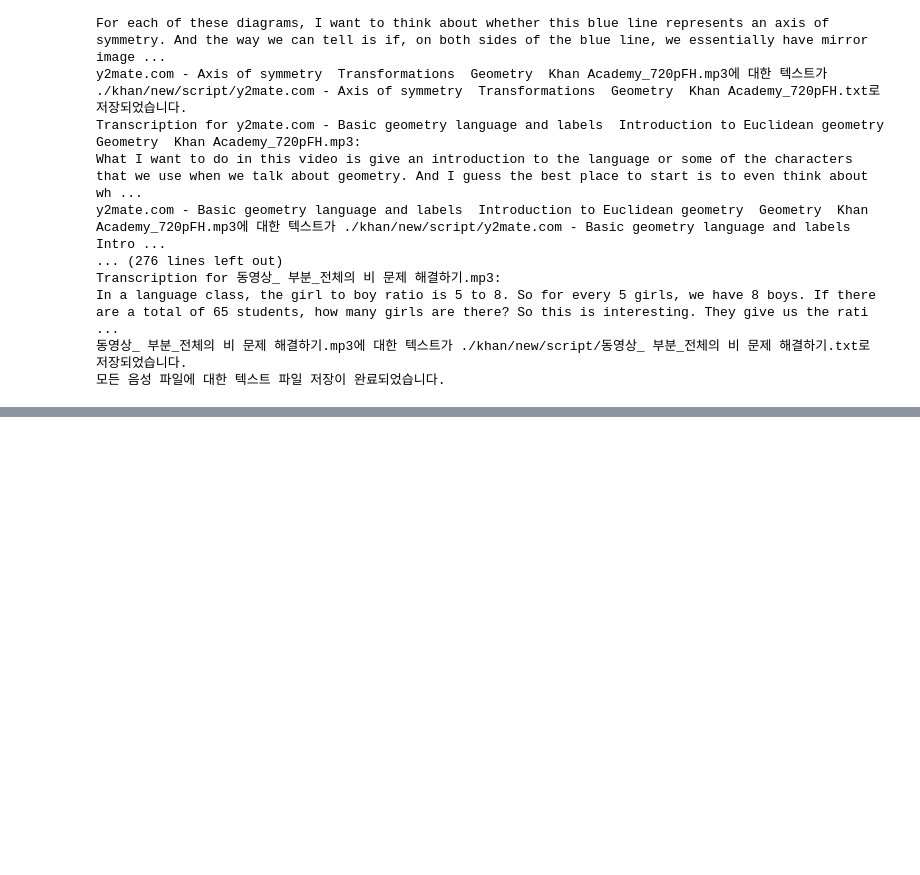
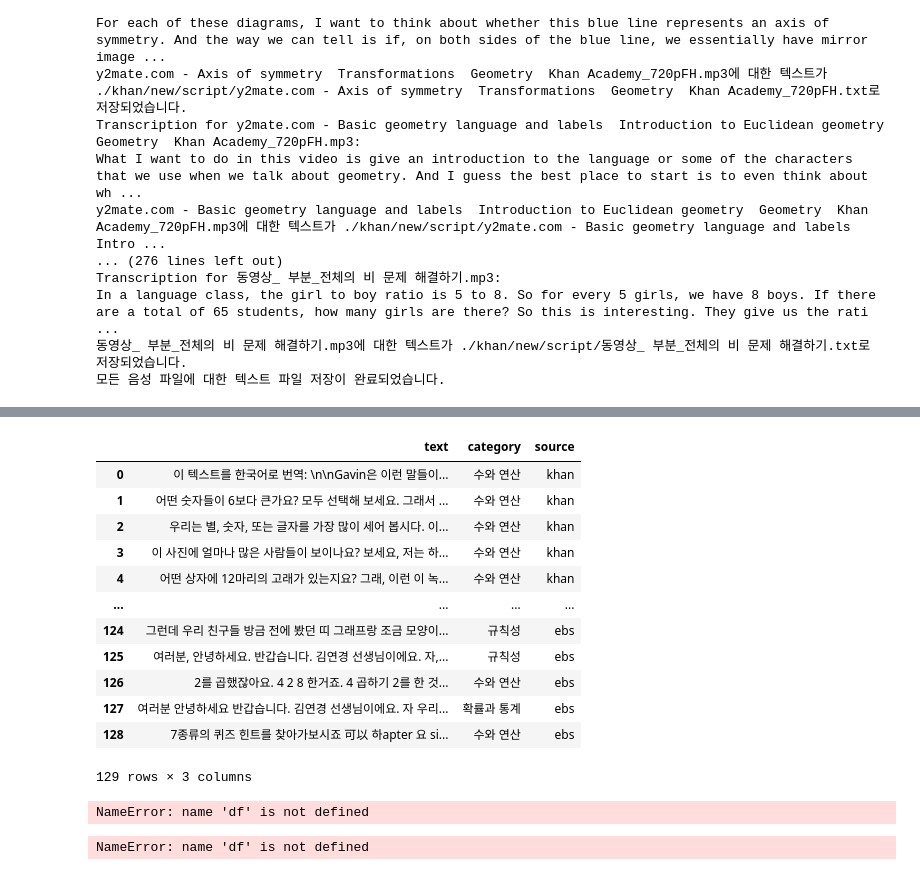
Before and after one commit to oxorudo/Chunjae_Bigdata_9th, a Jupyter notebook: 9.4~9.23/STT_summary_project/..ipynb, the cells around one changed output, grey strips where cells are left out. Drawn from its saved outputs; the diff is of its cells as text; code cells hidden in the pictures; blank space fills up the shorter version.

```diff
--- a/9.4~9.23/STT_summary_project/..ipynb
+++ b/9.4~9.23/STT_summary_project/..ipynb
@@ -55,0 +75,20 @@ In a language class, the girl to boy ratio is 5 to 8. So for every 5 girls, we h
+# %%
+df = pd.read_csv("./final.csv")
+df = df.drop(columns=["Unnamed: 0", "labels", "second_label", "combined_list"])
+
+df["source"] = ["khan" if i < 83 else "ebs" for i in range(len(df))]
+df
+# %% [output]
+|  | text | category | source |
+| 0 | 이 텍스트를 한국어로 번역: \n\nGavin은 이런 말들이... | 수와 연산 | khan |
+| 1 | 어떤 숫자들이 6보다 큰가요? 모두 선택해 보세요. 그래서 ... | 수와 연산 | khan |
+| 2 | 우리는 별, 숫자, 또는 글자를 가장 많이 세어 봅시다. 이... | 수와 연산 | khan |
+| 3 | 이 사진에 얼마나 많은 사람들이 보이나요? 보세요, 저는 하... | 수와 연산 | khan |
+| 4 | 어떤 상자에 12마리의 고래가 있는지요? 그래, 이런 이 녹... | 수와 연산 | khan |
+| ... | ... | ... | ... |
+| 124 | 그런데 우리 친구들 방금 전에 봤던 띠 그래프랑 조금 모양이... | 규칙성 | ebs |
+| 125 | 여러분, 안녕하세요. 반갑습니다. 김연경 선생님이에요. 자,... | 규칙성 | ebs |
+| 126 | 2를 곱했잖아요. 4 2 8 한거죠. 4 곱하기 2를 한 것... | 수와 연산 | ebs |
+| 127 | 여러분 안녕하세요 반갑습니다. 김연경 선생님이에요. 자 우리... | 확률과 통계 | ebs |
+| 128 | 7종류의 퀴즈 힌트를 찾아가보시죠 可以 하apter 요 si... | 수와 연산 | ebs |
+129 rows × 3 columns
@@ -55,0 +176,8 @@ In a language class, the girl to boy ratio is 5 to 8. So for every 5 girls, we h
+# %%
+df
+# %% [output]
+NameError: name 'df' is not defined
+# %%
+df[df['category'] == "'수와 연산'"]
+# %% [output]
+NameError: name 'df' is not defined
```
Also changed, not shown: parts of 7 cells of this notebook, 9 other files.
